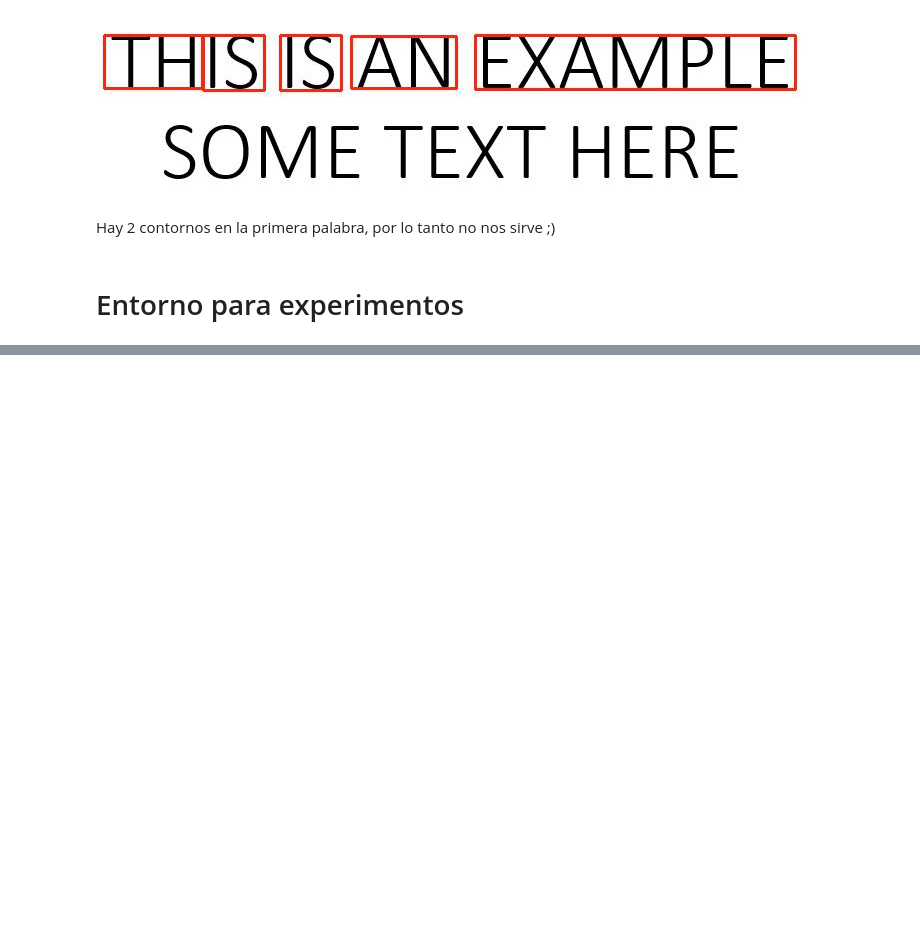
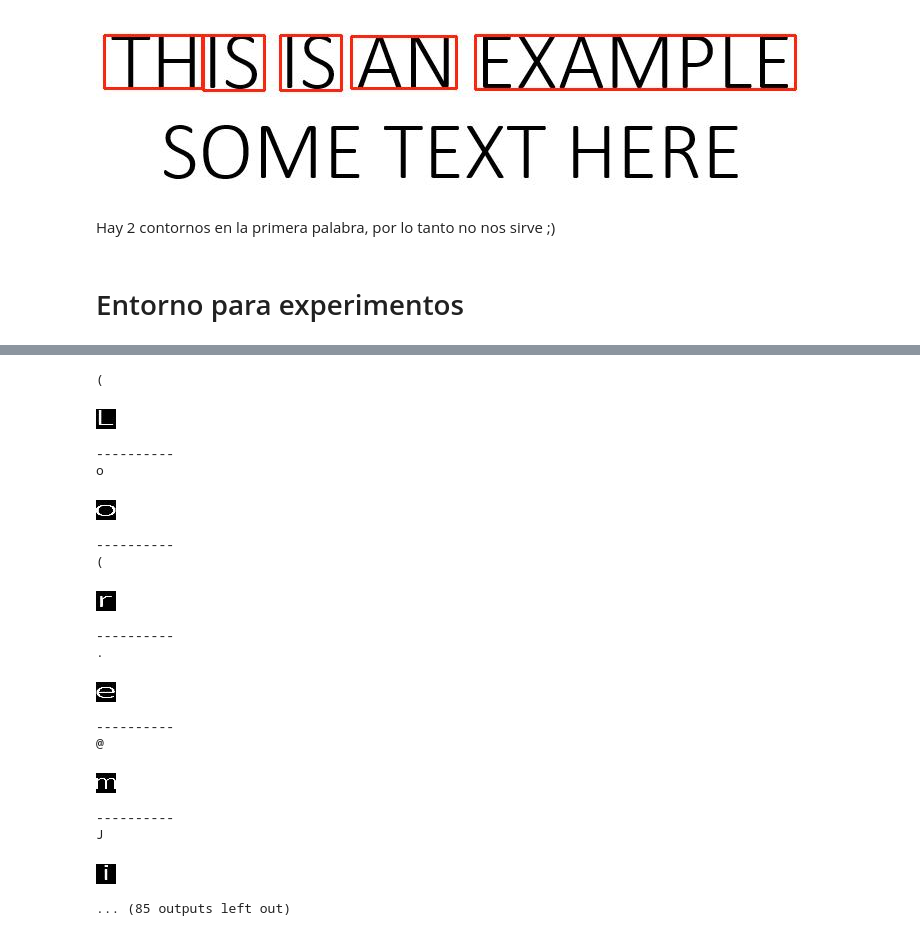
Before and after one commit to OscarRojasG/OCR, a Jupyter notebook: OCR.ipynb, the cells around one changed output, grey strips where cells are left out. Cells and saved outputs as stored; diff of their text form; code cells hidden in the pictures; blank space fills up the shorter version.

```diff
--- a/OCR.ipynb
+++ b/OCR.ipynb
@@ -195,13 +405,17 @@ model.evaluate(X_test, Y_test, verbose=False)
 # %%
+import string
+
 chars = string.ascii_lowercase + string.ascii_uppercase + '1234567890,;:?!.@#$%&(){}[]'
 
-def predict(image_arr, verbose=False):
-    prob = model.predict(np.array([image_arr]))
-    pred = prob.argmax()
+def predict(image, verbose=False):
+    prob = model.predict(np.array([image]), verbose=False)
+    pred = np.argmax(prob)
     letter = chars[pred]
 
     if verbose:
         print(letter)
-        draw_image(image_arr, 20, 20)
+        image = np.reshape(image, (20,20))
+        show_image(image)
+        print("----------")
 
     return letter
@@ -1088,0 +694,21 @@ df.to_csv('dataset.csv', header=False, index=False)
+# %%
+text = predict_text(preimg, contours, True)
+# %% [output]
+(
+[figure, added]
+----------
+o
+[figure, added]
+----------
+(
+[figure, added]
+----------
+.
+[figure, added]
+----------
+@
+[figure, added]
+----------
+J
+[figure, added]
+... (85 outputs left out)
```
Also changed, not shown: parts of 101 cells of this notebook.
